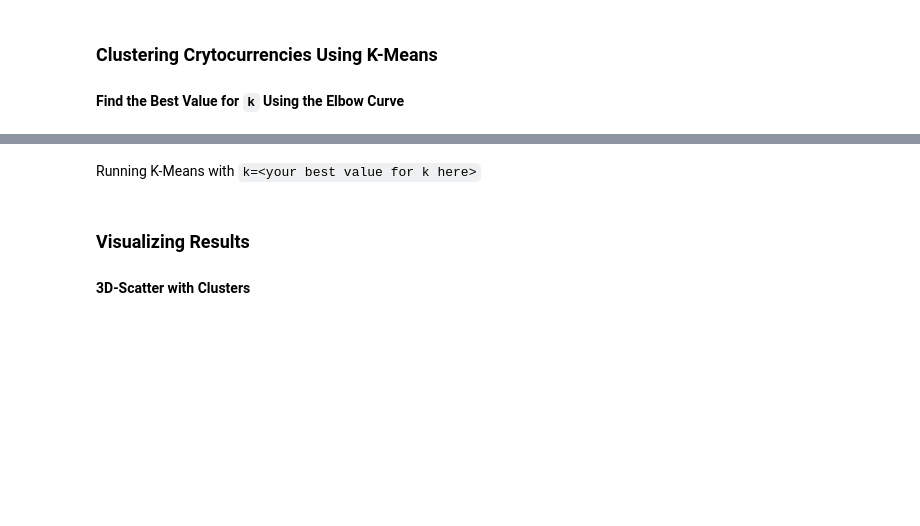
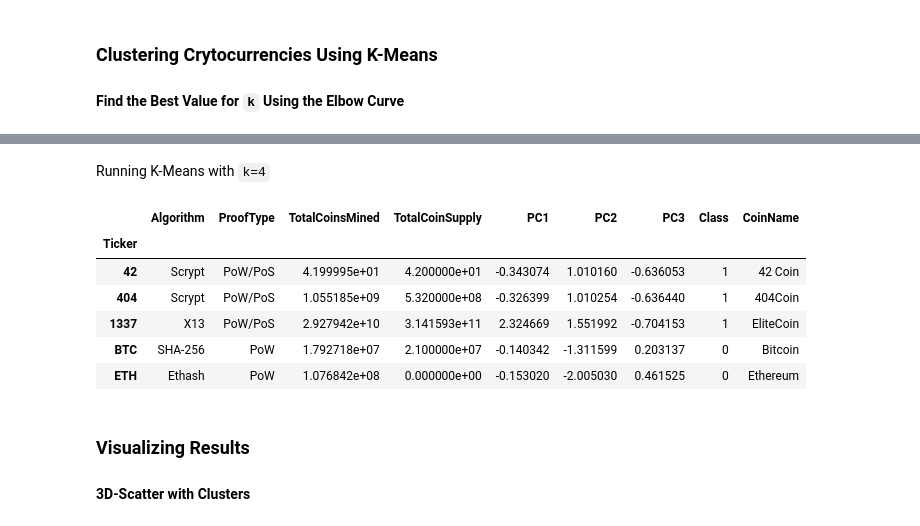
Before and after one commit to asbunandrea/unit13-challenge, a Jupyter notebook: Homework/Starter_Files/crypto_clustering.ipynb, the cells around one changed output, grey strips where cells are left out. Cells and saved outputs as stored; diff of their text form; code cells hidden in the pictures; blank space fills up the shorter version.

```diff
--- a/Homework/Starter_Files/crypto_clustering.ipynb
+++ b/Homework/Starter_Files/crypto_clustering.ipynb
@@ -115,0 +182,4 @@ Column TotalCoinSupply has 0 null values
+# %%
+# Standardize data
+standarized_crypto_df = StandardScaler().fit_transform(x)
+print(standarized_crypto_df[0:5])#.head()
@@ -117,3 +205,6 @@ Column TotalCoinSupply has 0 null values
 ### Reducing Dimensions Using PCA
 # %%
 # Use PCA to reduce dimensions to 3 principal components
+pca = PCA(n_components = 3)
+crypto_pca = pca.fit_transform(standarized_crypto_df)
+crypto_pca
@@ -120,2 +219,8 @@ Column TotalCoinSupply has 0 null values
 # %%
 # Create a DataFrame with the principal components data
+crypto_pca_df = pd.DataFrame(
+    data=crypto_pca,
+    columns=["PC1", "PC2", "PC3"],
+    index=clean_crypto_df.index
+)
+crypto_pca_df.head()
@@ -128,6 +241,19 @@ inertia = []
 k = list(range(1, 11))
 
 # Calculate the inertia for the range of k values
-
+for i in k:
+    km = KMeans(n_clusters = i,
+                random_state=0
+               )
+    km.fit(crypto_pca_df)
+    inertia.append(km.inertia_)
 
 # Create the Elbow Curve using hvPlot
+elbow = {"k":k, "inertia":inertia}
+elbow_df = pd.DataFrame(elbow)
+elbow_df.hvplot.line(
+    x="k",
+    y="inertia",
+    xticks=k,
+    title="Elbow Curve"
+)
@@ -134,13 +262,30 @@ k = list(range(1, 11))
 # %% [markdown]
-Running K-Means with `k=<your best value for k here>`
+Running K-Means with `k=4`
 # %%
 # Initialize the K-Means model
-
+model = KMeans(
+    n_clusters=4,
+    random_state=0
+)
 # Fit the model
+model.fit(crypto_pca_df)
 
 # Predict clusters
+crypto_predict = model.predict(crypto_pca_df)
 
 # Create a new DataFrame including predicted clusters and cryptocurrencies features
+crypto_pca_df["Class"] = model.labels_
+clustered_predict_df = clean_crypto_df.join(crypto_pca_df)
+clustered_predict_df = clustered_predict_df.join(CoinName_df)
+clustered_predict_df.head()
+# %% [output]
+|  | Algorithm | ProofType | TotalCoinsMined | TotalCoinSupply | PC1 | PC2 | PC3 | Class | CoinName |
+| Ticker |  |  |  |  |  |  |  |  |  |
+| 42 | Scrypt | PoW/PoS | 4.199995e+01 | 4.200000e+01 | -0.343074 | 1.010160 | -0.636053 | 1 | 42 Coin |
+| 404 | Scrypt | PoW/PoS | 1.055185e+09 | 5.320000e+08 | -0.326399 | 1.010254 | -0.636440 | 1 | 404Coin |
+| 1337 | X13 | PoW/PoS | 2.927942e+10 | 3.141593e+11 | 2.324669 | 1.551992 | -0.704153 | 1 | EliteCoin |
+| BTC | SHA-256 | PoW | 1.792718e+07 | 2.100000e+07 | -0.140342 | -1.311599 | 0.203137 | 0 | Bitcoin |
+| ETH | Ethash | PoW | 1.076842e+08 | 0.000000e+00 | -0.153020 | -2.005030 | 0.461525 | 0 | Ethereum |
 # %% [markdown]
 ### Visualizing Results
 
```
Also changed, not shown: parts of 27 cells of this notebook.
